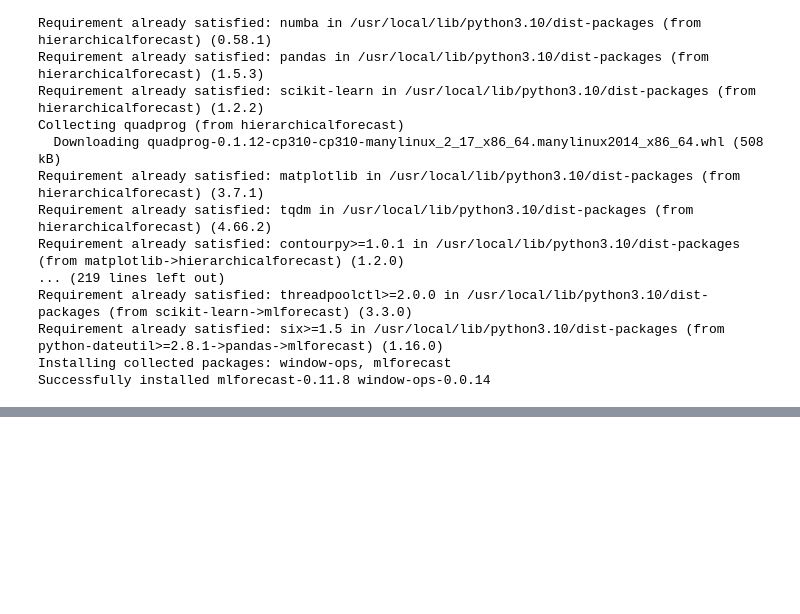
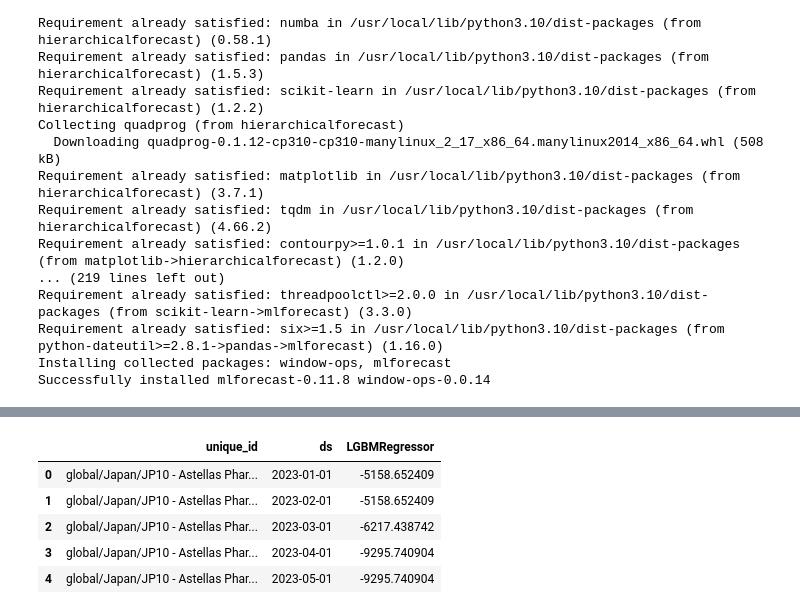
Before and after one commit to achett/Hierarchical-Model, a Jupyter notebook: Bayesian_Hierarchical_Model.ipynb, the cells around one changed output, grey strips where cells are left out. Cells and saved outputs as stored; diff of their text form; code cells hidden in the pictures; blank space fills up the shorter version.

```diff
--- a/Bayesian_Hierarchical_Model.ipynb
+++ b/Bayesian_Hierarchical_Model.ipynb
@@ -1083,0 +374,77 @@ array(['global', 'global/CIS', 'global/East Europe',
+# %%
+########################
+# RUN LGBM
+########################
+import lightgbm as lgb
+import xgboost as xgb
+from sklearn.ensemble import RandomForestRegressor, GradientBoostingRegressor, AdaBoostRegressor
+from sklearn.preprocessing import LabelEncoder
+from sklearn.linear_model import LinearRegression, ElasticNet
+from sklearn import linear_model
+
+# Feature Engineering
+inputFile = '/content/drive/MyDrive/Colab Notebooks/Revenue Prediction/data/volume_output.csv'
+features = pd.read_csv(inputFile)
+
+# Merge hierarchy
+features = features.merge(r_hier, how='left', on='cost_object')
+
+features['unique_id'] = 'global' + '/' + features['region'] + '/' + features['cost_object'] + '/' + features['product']
+features = features[['unique_id', 'region', 'cost_object', 'product']].drop_duplicates()
+
+#split train/test sets
+test  = volume_act2.groupby('unique_id').tail(fct_periods)
+train = volume_act2.drop(test.index)
+
+train_ml = train.merge(features, on='unique_id', how='left')
+
+# Creating LabelEncoder instance
+label_encoder = LabelEncoder()
+
+# Encoding 'cost_object' and 'product'
+train_ml['region_encoded'] = label_encoder.fit_transform(train_ml['region'])
+train_ml['cost_object_encoded'] = label_encoder.fit_transform(train_ml['cost_object'])
+train_ml['product_encoded'] = label_encoder.fit_transform(train_ml['product'])
+
+# Subset
+train_ml = train_ml[['unique_id', 'ds', 'y', 'region_encoded', 'cost_object_encoded','product_encoded']]
+
+models = [
+    lgb.LGBMRegressor(verbosity=-1),
+]
+
+from mlforecast import MLForecast
+from mlforecast.target_transforms import Differences
+from numba import njit
+from window_ops.expanding import expanding_mean
+from window_ops.rolling import rolling_mean
+
+@njit
+def rolling_mean_quarter(x):
+    return rolling_mean(x, window_size=6)
+
+
+fcst = MLForecast(
+    models=models,
+    freq='MS',
+    lags=[1, 2, 3, 6, 12],
+    lag_transforms={
+        1: [expanding_mean],
+        7: [rolling_mean_quarter]
+    },
+    date_features=['month']
+    # ,target_transforms=[Differences([1])],
+)
+
+fcst.fit(train_ml, static_features=['region_encoded', 'cost_object_encoded', 'product_encoded'])
+
+# Predict
+lgbm_fct = fcst.predict(fct_periods)
+lgbm_fct.head()
+# %% [output]
+|  | unique_id | ds | LGBMRegressor |
+| 0 | global/Japan/JP10 - Astellas Phar... | 2023-01-01 | -5158.652409 |
+| 1 | global/Japan/JP10 - Astellas Phar... | 2023-02-01 | -5158.652409 |
+| 2 | global/Japan/JP10 - Astellas Phar... | 2023-03-01 | -6217.438742 |
+| 3 | global/Japan/JP10 - Astellas Phar... | 2023-04-01 | -9295.740904 |
+| 4 | global/Japan/JP10 - Astellas Phar... | 2023-05-01 | -9295.740904 |
```
Also changed, not shown: parts of 41 cells of this notebook.
